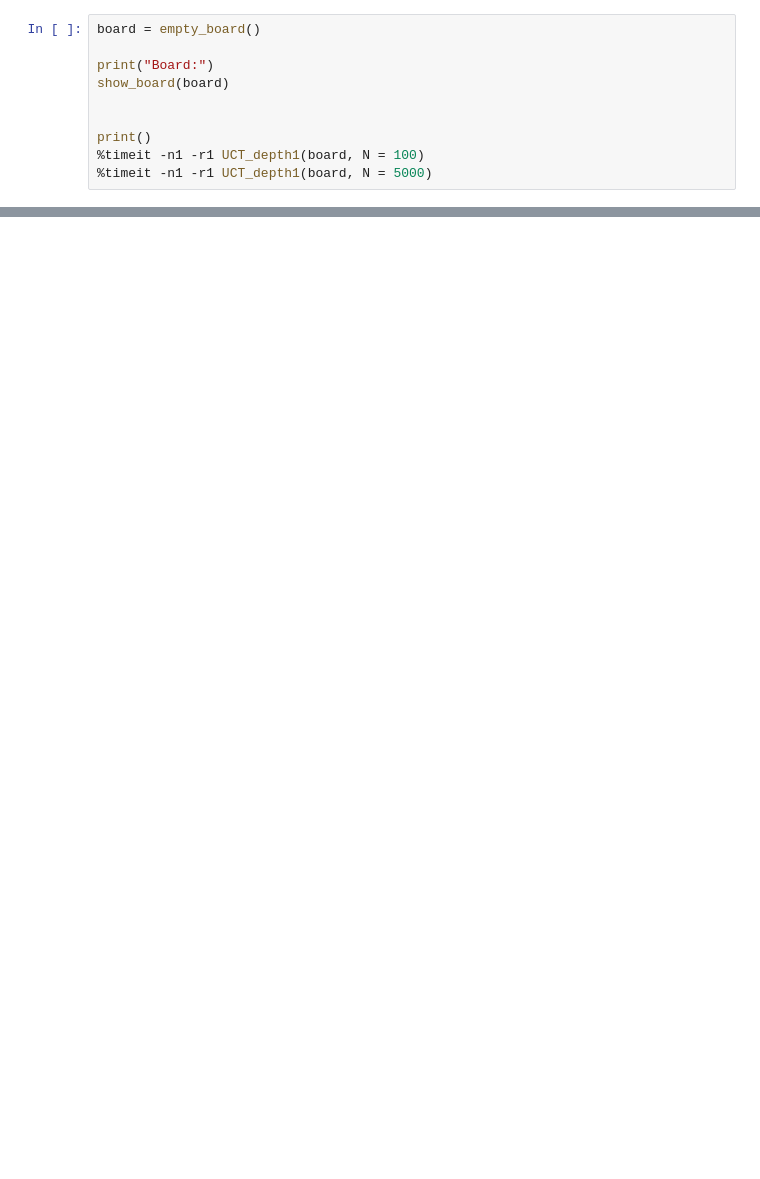
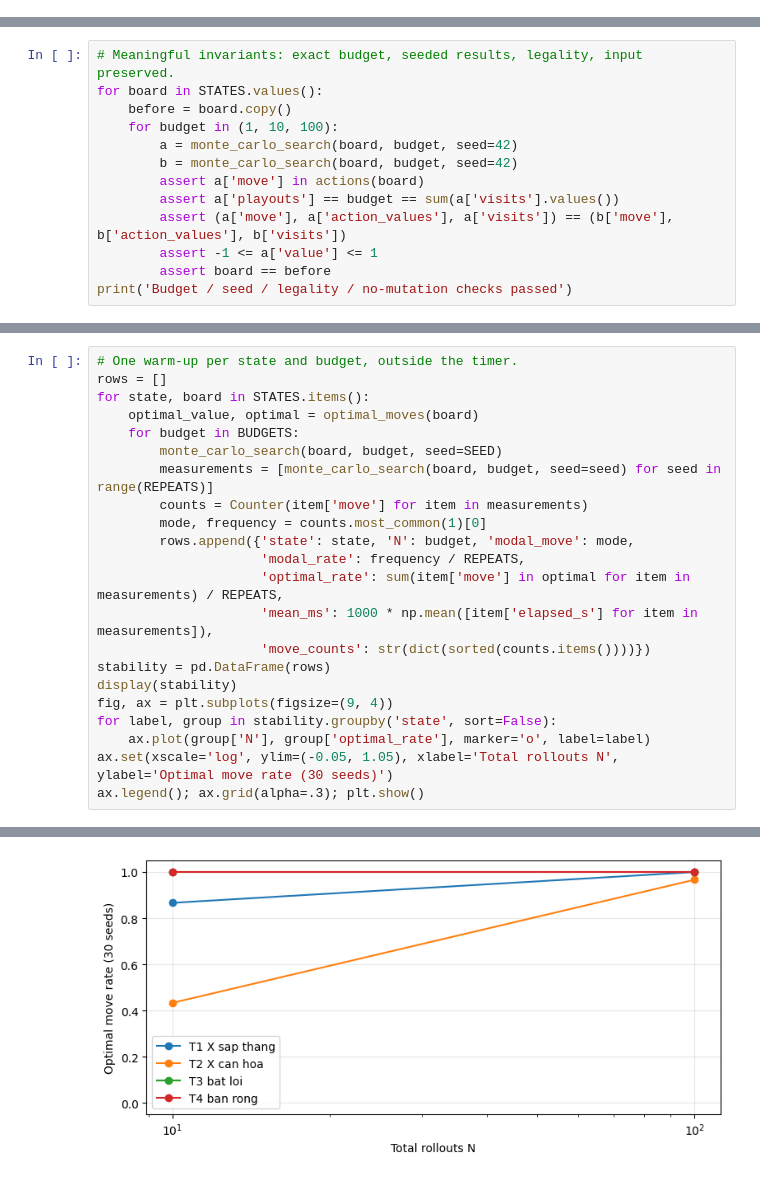
Before and after one commit to minhhailtv6a1/Team_Project_TTNTNC_2025_2026, a Jupyter notebook: lab05 - game/tictactoe_monte_carlo_tree_search_restricted.ipynb, the cells around one changed output, grey strips where cells are left out. Saved outputs shown, nothing was run; the diff lists cells and outputs as text; blank space fills up the shorter version.

```diff
--- a/lab05 - game/tictactoe_monte_carlo_tree_search_restricted.ipynb
+++ b/lab05 - game/tictactoe_monte_carlo_tree_search_restricted.ipynb
@@ -238,10 +0,0 @@ Best action: 7
-# %%
-board = empty_board()
-
-print("Board:")
-show_board(board)
-
-
-print()
-%timeit -n1 -r1 UCT_depth1(board, N = 100)
-%timeit -n1 -r1 UCT_depth1(board, N = 5000)
@@ -356,0 +133,13 @@ UCB1 (10) vs. UCB1 (100):
+# %%
+# Meaningful invariants: exact budget, seeded results, legality, input preserved.
+for board in STATES.values():
+    before = board.copy()
+    for budget in (1, 10, 100):
+        a = monte_carlo_search(board, budget, seed=42)
+        b = monte_carlo_search(board, budget, seed=42)
+        assert a['move'] in actions(board)
+        assert a['playouts'] == budget == sum(a['visits'].values())
+        assert (a['move'], a['action_values'], a['visits']) == (b['move'], b['action_values'], b['visits'])
+        assert -1 <= a['value'] <= 1
+        assert board == before
+print('Budget / seed / legality / no-mutation checks passed')
@@ -356,0 +152,23 @@ UCB1 (10) vs. UCB1 (100):
+# %%
+# One warm-up per state and budget, outside the timer.
+rows = []
+for state, board in STATES.items():
+    optimal_value, optimal = optimal_moves(board)
+    for budget in BUDGETS:
+        monte_carlo_search(board, budget, seed=SEED)
+        measurements = [monte_carlo_search(board, budget, seed=seed) for seed in range(REPEATS)]
+        counts = Counter(item['move'] for item in measurements)
+        mode, frequency = counts.most_common(1)[0]
+        rows.append({'state': state, 'N': budget, 'modal_move': mode,
+                     'modal_rate': frequency / REPEATS,
+                     'optimal_rate': sum(item['move'] in optimal for item in measurements) / REPEATS,
+                     'mean_ms': 1000 * np.mean([item['elapsed_s'] for item in measurements]),
+                     'move_counts': str(dict(sorted(counts.items())))})
+stability = pd.DataFrame(rows)
+display(stability)
+fig, ax = plt.subplots(figsize=(9, 4))
+for label, group in stability.groupby('state', sort=False):
+    ax.plot(group['N'], group['optimal_rate'], marker='o', label=label)
+ax.set(xscale='log', ylim=(-0.05, 1.05), xlabel='Total rollouts N', ylabel='Optimal move rate (30 seeds)')
+ax.legend(); ax.grid(alpha=.3); plt.show()
+# %% [output]
@@ -356,0 +184 @@ UCB1 (10) vs. UCB1 (100):
+[figure, added]
```
Also changed, not shown: parts of 41 cells of this notebook, 10 other files.
